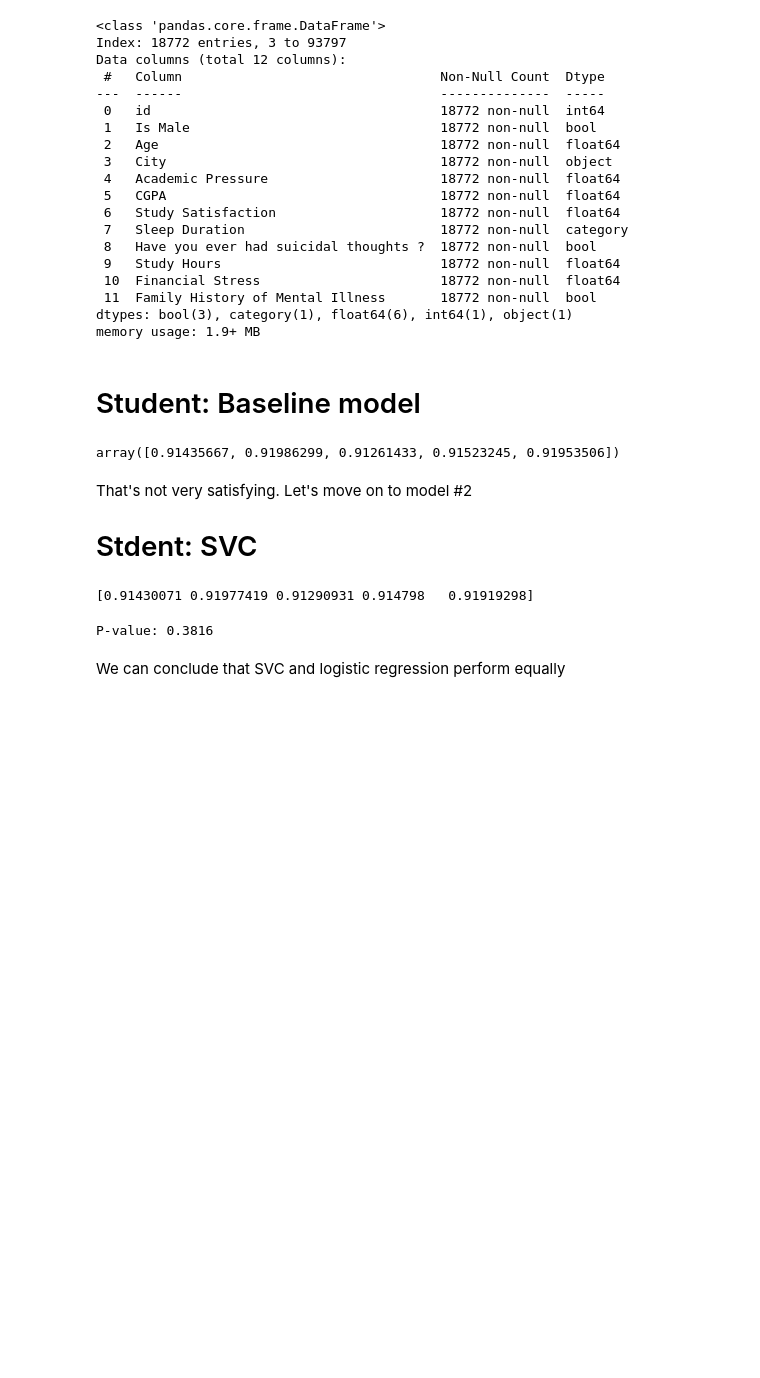
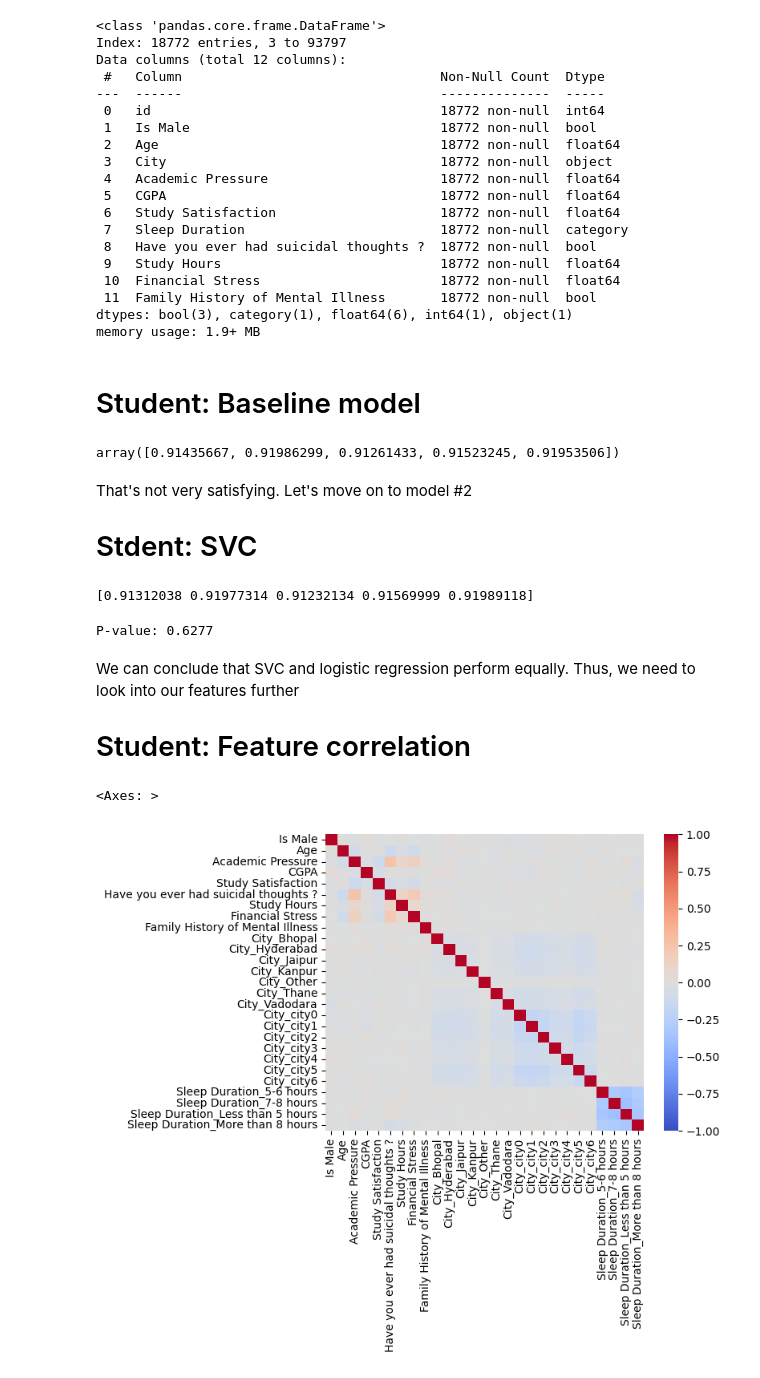
Before and after one commit to Anqi-Wang-aug/kaggle-competition-depression-prediction, a Jupyter notebook: script.ipynb, the cells around one changed output. Cells and saved outputs as stored; diff of their text form; code cells hidden in the pictures; blank space fills up the shorter version.

Commit message:
mutual information and correlation on features of student dataset are calculated

```diff
--- a/script.ipynb
+++ b/script.ipynb
@@ -2259,18 +2259,26 @@ That's not very satisfying. Let's move on to model #2
 # %%
 from sklearn.svm import SVC
 
-model_svc = SVC(kernel='linear')
-scores = cross_val_score(model_svc, student_tr, y, cv=5, scoring='roc_auc')
-print(scores)
+model_svc = SVC(kernel='rbf')
+scores_2 = cross_val_score(model_svc, student_tr, y, cv=5, scoring='roc_auc')
+print(scores_2)
 # %% [output]
-[0.91430071 0.91977419 0.91290931 0.914798   0.91919298]
+[0.91312038 0.91977314 0.91232134 0.91569999 0.91989118]
 # %%
 from scipy.stats import ttest_rel
 
-_, p_value = ttest_rel(scores_1, scores)
+_, p_value = ttest_rel(scores_1, scores_2)
 
 print(f"P-value: {p_value:.4f}")
 # %% [output]
-P-value: 0.3816
+P-value: 0.6277
 # %% [markdown]
-We can conclude that SVC and logistic regression perform equally
+We can conclude that SVC and logistic regression perform equally. Thus, we need to look into our features further
+
+# Student: Feature correlation
+# %%
+corr = student_tr.corr()
+sns.heatmap(corr, xticklabels=student_tr.columns, yticklabels=student_tr.columns, cmap='coolwarm', vmin=-1)
+# %% [output]
+<Axes: >
+[figure, added]
```
Also changed, not shown: parts of 2 cells of this notebook.
